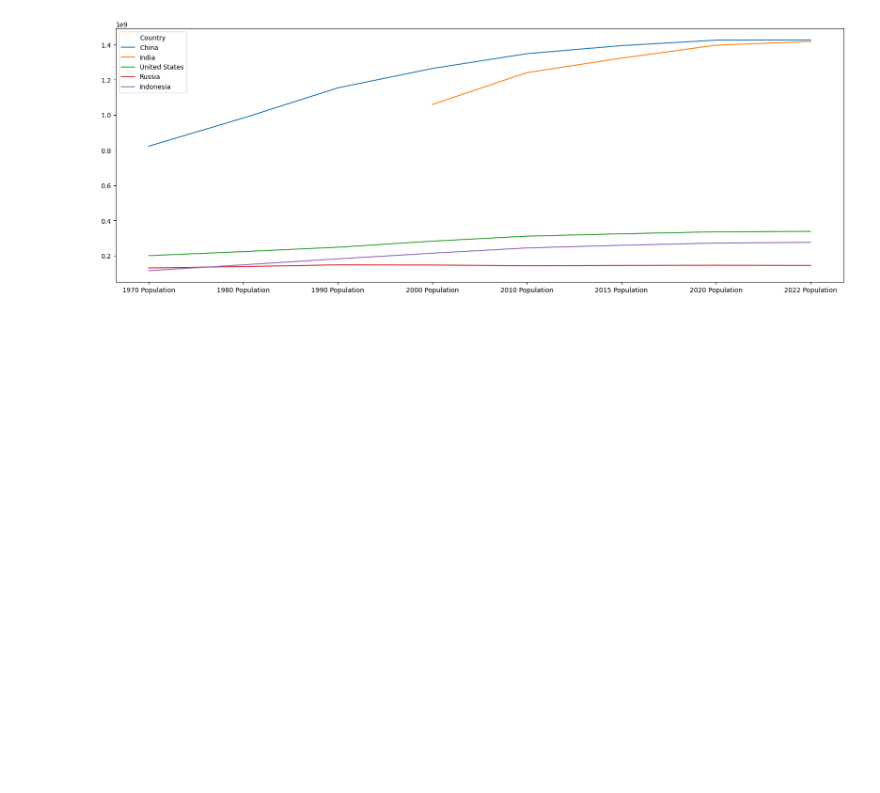
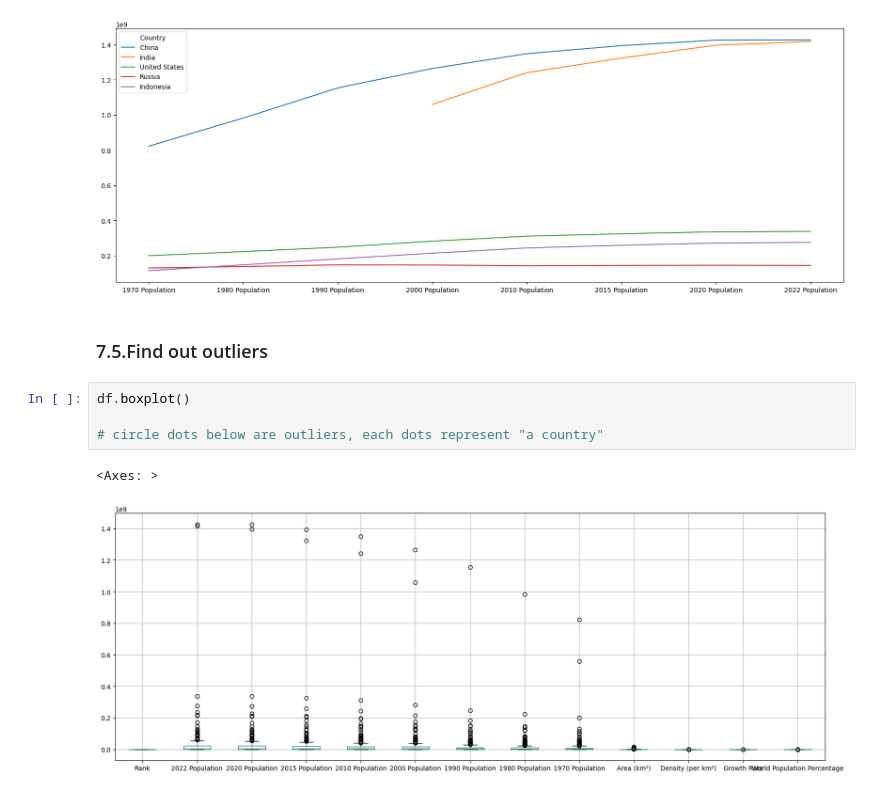
Before and after one commit to Pearl-15/EDA_in_Pandas, a Jupyter notebook: EDA_in_Pandas.ipynb, the cells around one changed output. Drawn from its saved outputs; the diff is of its cells as text; blank space fills up the shorter version.

Commit message:
find out outliers

```diff
--- a/EDA_in_Pandas.ipynb
+++ b/EDA_in_Pandas.ipynb
@@ -287,3 +287,12 @@ df5.plot()
 # %% [output]
 <Axes: >
 [figure]
+# %% [markdown]
+### 7.5.Find out outliers
+# %%
+df.boxplot()
+
+# circle dots below are outliers, each dots represent "a country"
+# %% [output]
+<Axes: >
+[figure, added]
```
